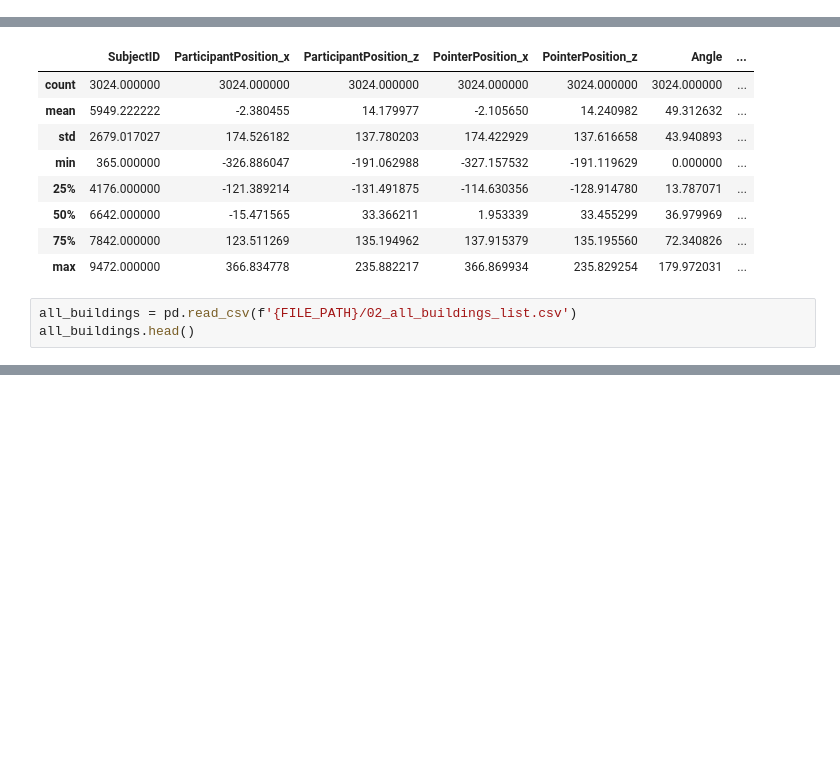
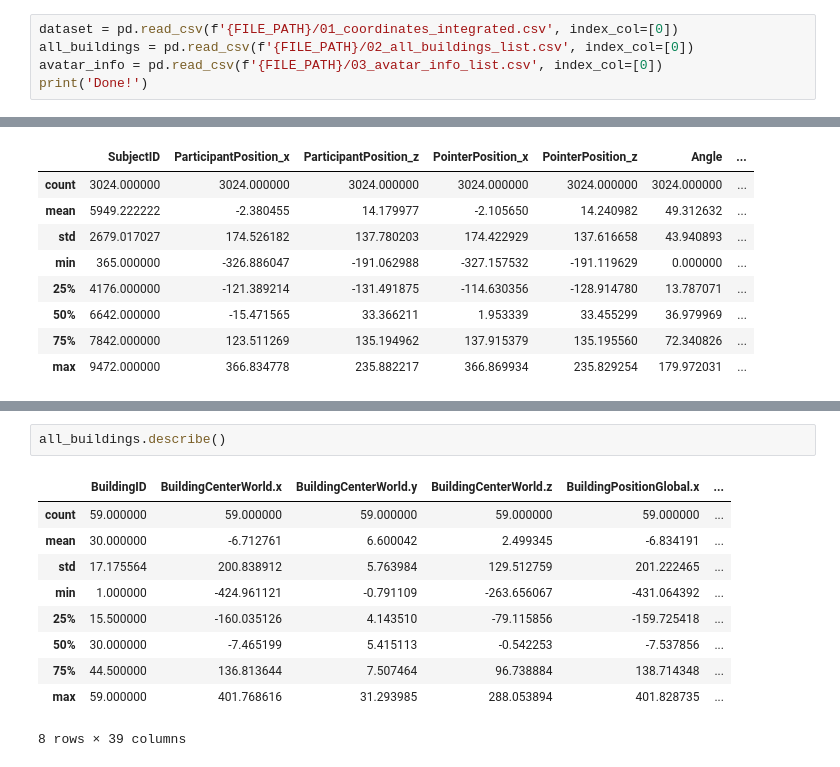
Before and after one commit to nora-maleki/humanA-pointing-task-analysis, a Jupyter notebook: analyses/01_main/01_preprocessing.ipynb, the cells around one changed output, grey strips where cells are left out. Saved outputs shown, nothing was run; the diff lists cells and outputs as text; blank space fills up the shorter version.

```diff
--- a/analyses/01_main/01_preprocessing.ipynb
+++ b/analyses/01_main/01_preprocessing.ipynb
@@ -27,0 +17,5 @@ dataset.head()
+# %%
+dataset = pd.read_csv(f'{FILE_PATH}/01_coordinates_integrated.csv', index_col=[0])
+all_buildings = pd.read_csv(f'{FILE_PATH}/02_all_buildings_list.csv', index_col=[0])
+avatar_info = pd.read_csv(f'{FILE_PATH}/03_avatar_info_list.csv', index_col=[0])
+print('Done!')
@@ -79,6 +85,3 @@ dataset.describe()
 | 50% | 6642.000000 | -15.471565 | 33.366211 | 1.953339 | 33.455299 | 36.979969 | ... |
 | 75% | 7842.000000 | 123.511269 | 135.194962 | 137.915379 | 135.195560 | 72.340826 | ... |
 | max | 9472.000000 | 366.834778 | 235.882217 | 366.869934 | 235.829254 | 179.972031 | ... |
-# %%
-all_buildings = pd.read_csv(f'{FILE_PATH}/02_all_buildings_list.csv')
-all_buildings.head()
@@ -92,0 +108,13 @@ all_buildings.head()
+# %%
+all_buildings.describe()
+# %% [output]
+|  | BuildingID | BuildingCenterWorld.x | BuildingCenterWorld.y | BuildingCenterWorld.z | BuildingPositionGlobal.x | ... |
+| count | 59.000000 | 59.000000 | 59.000000 | 59.000000 | 59.000000 | ... |
+| mean | 30.000000 | -6.712761 | 6.600042 | 2.499345 | -6.834191 | ... |
+| std | 17.175564 | 200.838912 | 5.763984 | 129.512759 | 201.222465 | ... |
+| min | 1.000000 | -424.961121 | -0.791109 | -263.656067 | -431.064392 | ... |
+| 25% | 15.500000 | -160.035126 | 4.143510 | -79.115856 | -159.725418 | ... |
+| 50% | 30.000000 | -7.465199 | 5.415113 | -0.542253 | -7.537856 | ... |
+| 75% | 44.500000 | 136.813644 | 7.507464 | 96.738884 | 138.714348 | ... |
+| max | 59.000000 | 401.768616 | 31.293985 | 288.053894 | 401.828735 | ... |
+8 rows × 39 columns
```
Also changed, not shown: parts of 20 cells of this notebook.
